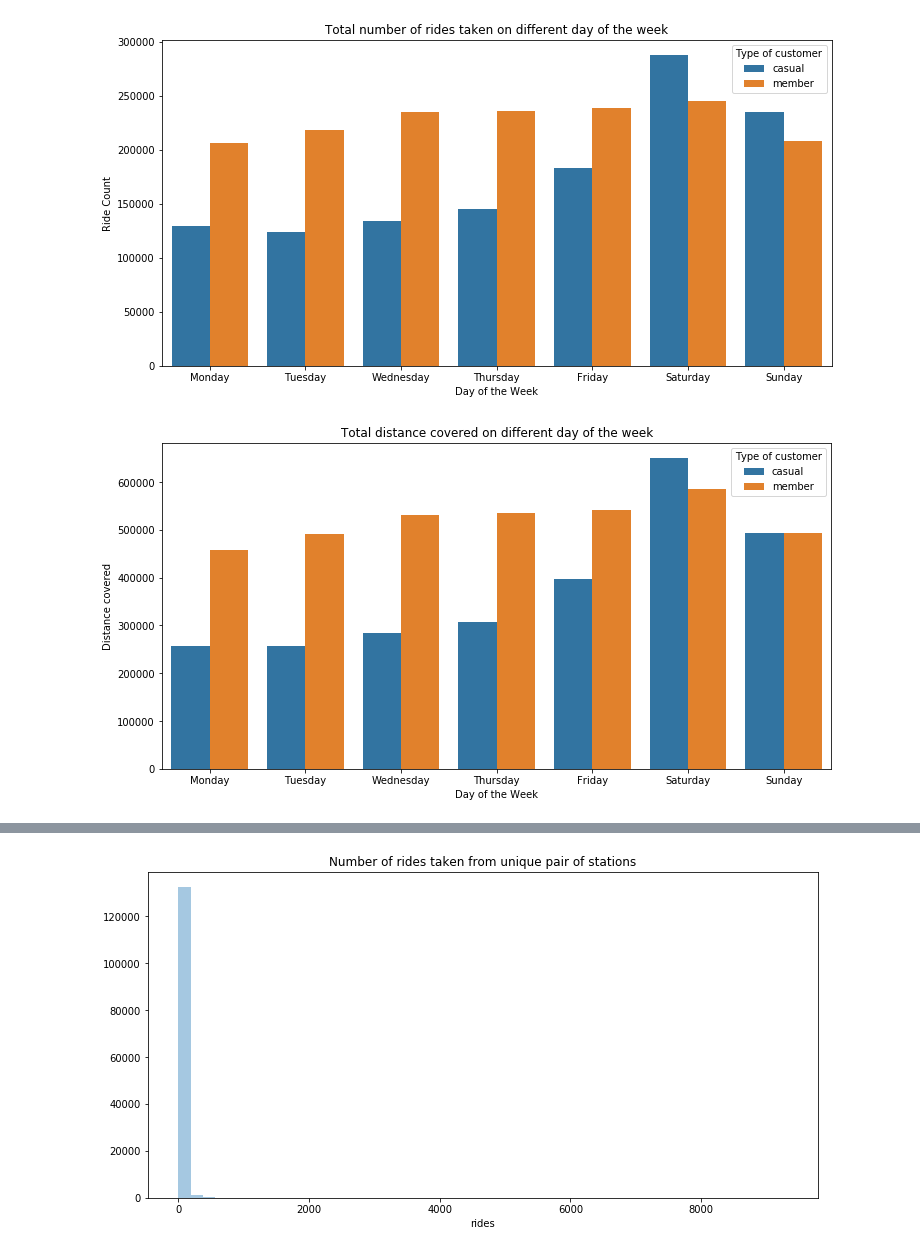
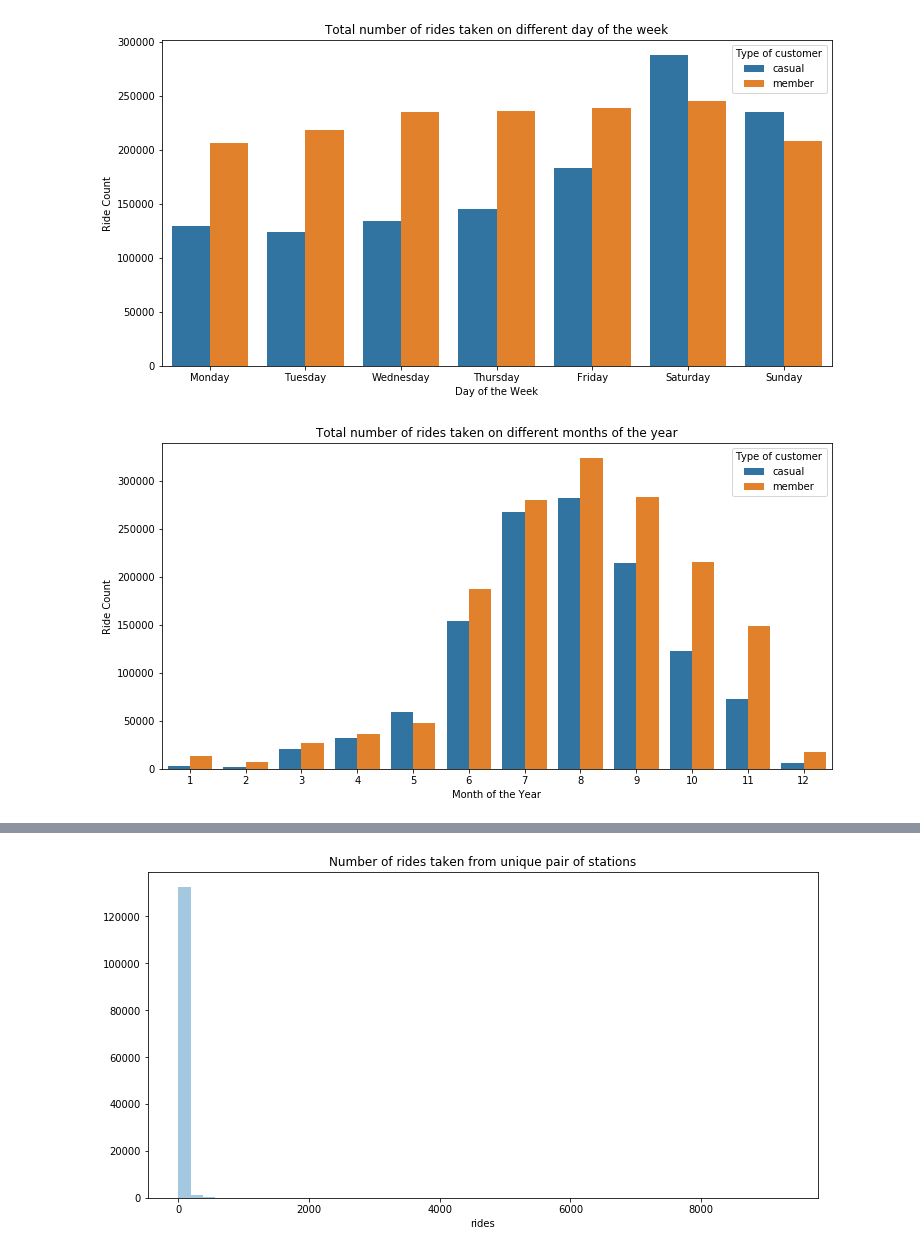
Before and after one commit to rahulpatwardhan12/Divvy-Trips-Analysis, a Jupyter notebook: Divvy Trip Analysis.ipynb, the cells around one changed output, grey strips where cells are left out. Drawn from its saved outputs; the diff is of its cells as text; code cells hidden in the pictures.

Commit message:
New Visualisations

```diff
--- a/Divvy Trip Analysis.ipynb
+++ b/Divvy Trip Analysis.ipynb
@@ -47,0 +63,2 @@ files.remove("Cyclist Analysis.ipynb")
+# %%
+files = os.listdir("DivvyData")
@@ -48,7 +80,7 @@ files.remove("Cyclist Analysis.ipynb")
 # %%
 df = pd.DataFrame()
 for file in files:
-    tempdf = pd.read_csv(file)
+    tempdf = pd.read_csv("DivvyData/"+file)
     df = df.append(tempdf,ignore_index=True)
 # %% [markdown]
 ---
@@ -347,6 +379,9 @@ The other columns seem fine.
 df = df[df["ride_duration"] > pd.to_timedelta("00:00:00")]
 # %%
 df.reset_index(drop=True,inplace=True)
+# %%
+#Ride duration in minutes
+df["ride_duration_m"] = df["ride_duration"].dt.seconds.div(60)
 # %% [markdown]
 ---
 # %% [markdown]
@@ -412,12 +486,11 @@ plt.title("Total number of rides taken on different day of the week");
 [figure]
 # %%
 plt.figure(figsize=(12,6))
-sns.barplot(data=df.groupby(["day_of_week","member_casual"]).sum()["distance_covered"].reset_index(),
-            x="day_of_week", y="distance_covered",hue="member_casual")
+sns.barplot(data=pd.DataFrame({'started_month':df["started_at"].dt.month,'member_casual':df["member_casual"],'ride_id':df["ride_id"]}).groupby(["started_month","member_casual"]).count().reset_index(),
+            x="started_month", y="ride_id",hue="member_casual")
 plt.legend(title="Type of customer")
-plt.ylabel("Distance covered")
-plt.xlabel("Day of the Week")
-plt.xticks([0,1,2,3,4,5,6],["Monday","Tuesday","Wednesday","Thursday","Friday","Saturday","Sunday"])
-plt.title("Total distance covered on different day of the week");
+plt.ylabel("Ride Count")
+plt.xlabel("Month of the Year")
+plt.title("Total number of rides taken on different months of the year");
 # %% [output]
-[figure, old version]
+[figure, new version]
```
Also changed, not shown: parts of 20 cells of this notebook.
